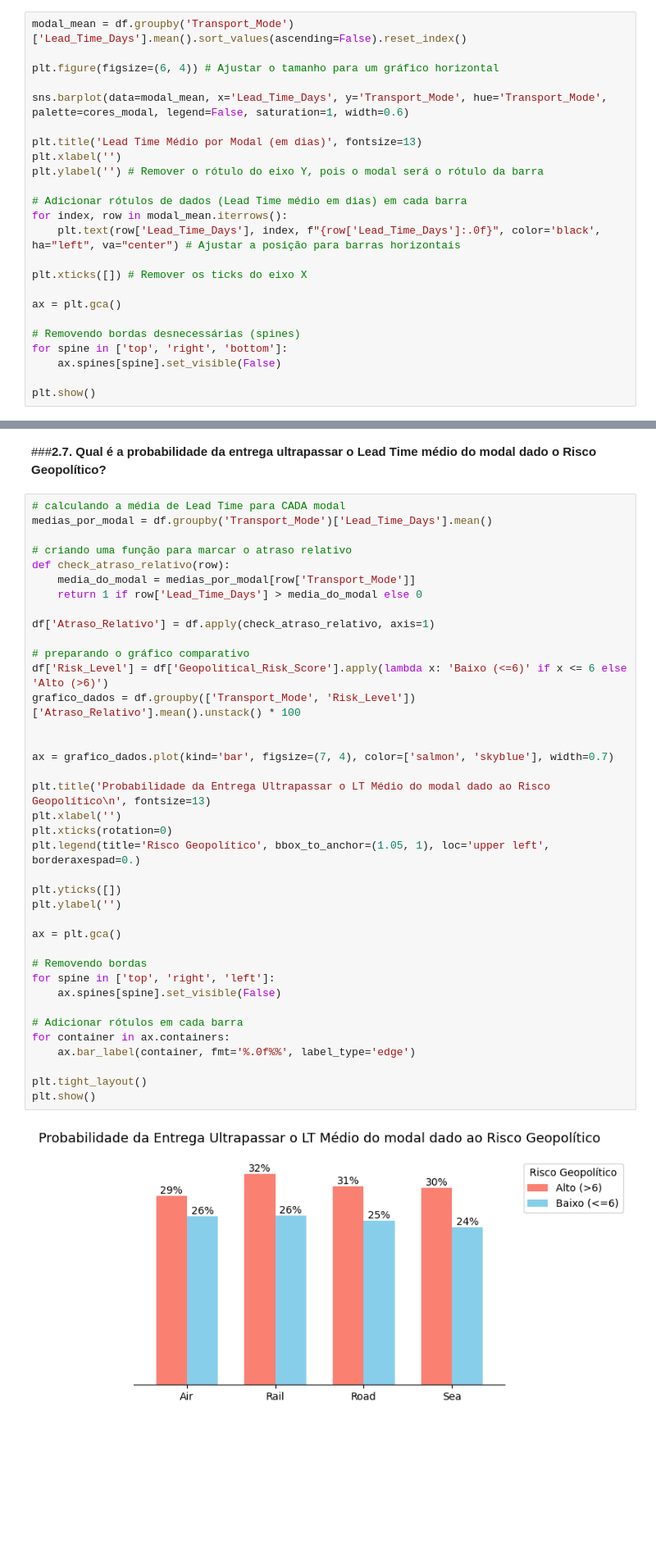
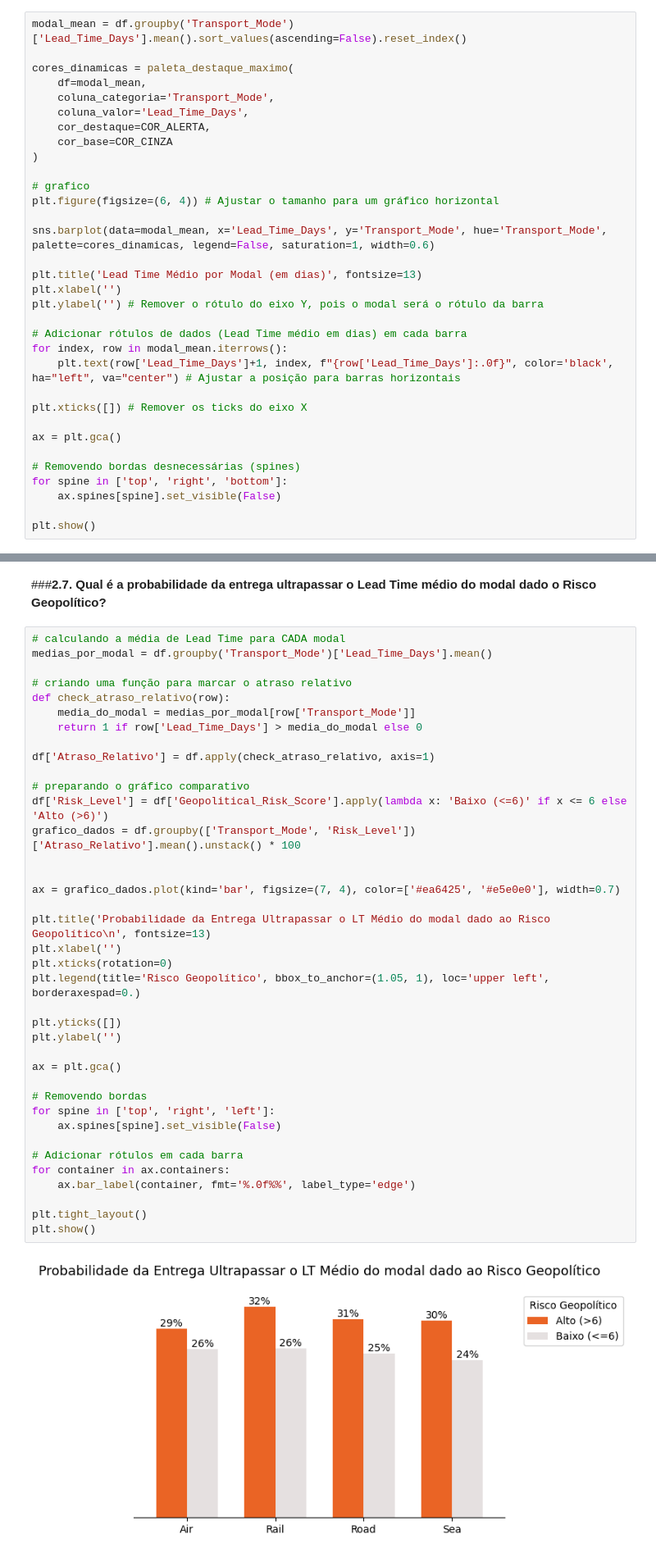
Before and after one commit to juliafarah/MVP_Data_Analysis, a Jupyter notebook: MVP_Data_Analysis.ipynb, the cells around one changed output, grey strips where cells are left out. Shown at 82% size. Cells and saved outputs as stored; diff of their text form; blank space fills up the shorter version.

```diff
--- a/MVP_Data_Analysis.ipynb
+++ b/MVP_Data_Analysis.ipynb
@@ -476,9 +484,18 @@ cores_modal = {
 # %%
 modal_mean = df.groupby('Transport_Mode')['Lead_Time_Days'].mean().sort_values(ascending=False).reset_index()
 
+cores_dinamicas = paleta_destaque_maximo(
+    df=modal_mean,
+    coluna_categoria='Transport_Mode',
+    coluna_valor='Lead_Time_Days',
+    cor_destaque=COR_ALERTA,
+    cor_base=COR_CINZA
+)
+
+# grafico
 plt.figure(figsize=(6, 4)) # Ajustar o tamanho para um gráfico horizontal
 
-sns.barplot(data=modal_mean, x='Lead_Time_Days', y='Transport_Mode', hue='Transport_Mode', palette=cores_modal, legend=False, saturation=1, width=0.6)
+sns.barplot(data=modal_mean, x='Lead_Time_Days', y='Transport_Mode', hue='Transport_Mode', palette=cores_dinamicas, legend=False, saturation=1, width=0.6)
 
 plt.title('Lead Time Médio por Modal (em dias)', fontsize=13)
 plt.xlabel('')
@@ -486,7 +503,7 @@ plt.ylabel('') # Remover o rótulo do eixo Y, pois o modal será o rótulo da ba
 
 # Adicionar rótulos de dados (Lead Time médio em dias) em cada barra
 for index, row in modal_mean.iterrows():
-    plt.text(row['Lead_Time_Days'], index, f"{row['Lead_Time_Days']:.0f}", color='black', ha="left", va="center") # Ajustar a posição para barras horizontais
+    plt.text(row['Lead_Time_Days']+1, index, f"{row['Lead_Time_Days']:.0f}", color='black', ha="left", va="center") # Ajustar a posição para barras horizontais
 
 plt.xticks([]) # Remover os ticks do eixo X
 
@@ -782,35 +812,35 @@ def check_atraso_relativo(row):
 
 df['Atraso_Relativo'] = df.apply(check_atraso_relativo, axis=1)
 
 # preparando o gráfico comparativo
 df['Risk_Level'] = df['Geopolitical_Risk_Score'].apply(lambda x: 'Baixo (<=6)' if x <= 6 else 'Alto (>6)')
 grafico_dados = df.groupby(['Transport_Mode', 'Risk_Level'])['Atraso_Relativo'].mean().unstack() * 100
 
 
-ax = grafico_dados.plot(kind='bar', figsize=(7, 4), color=['salmon', 'skyblue'], width=0.7)
+ax = grafico_dados.plot(kind='bar', figsize=(7, 4), color=['#ea6425', '#e5e0e0'], width=0.7)
 
 plt.title('Probabilidade da Entrega Ultrapassar o LT Médio do modal dado ao Risco Geopolítico\n', fontsize=13)
 plt.xlabel('')
 plt.xticks(rotation=0)
 plt.legend(title='Risco Geopolítico', bbox_to_anchor=(1.05, 1), loc='upper left', borderaxespad=0.)
 
 plt.yticks([])
 plt.ylabel('')
 
 ax = plt.gca()
 
 # Removendo bordas
 for spine in ['top', 'right', 'left']:
     ax.spines[spine].set_visible(False)
 
 # Adicionar rótulos em cada barra
 for container in ax.containers:
     ax.bar_label(container, fmt='%.0f%%', label_type='edge')
 
 plt.tight_layout()
 plt.show()
 # %% [output]
-[figure, old version]
+[figure, new version]
 # %% [markdown]
 **Insights relevantes:**
 
```
Also changed, not shown: parts of 13 cells of this notebook.
